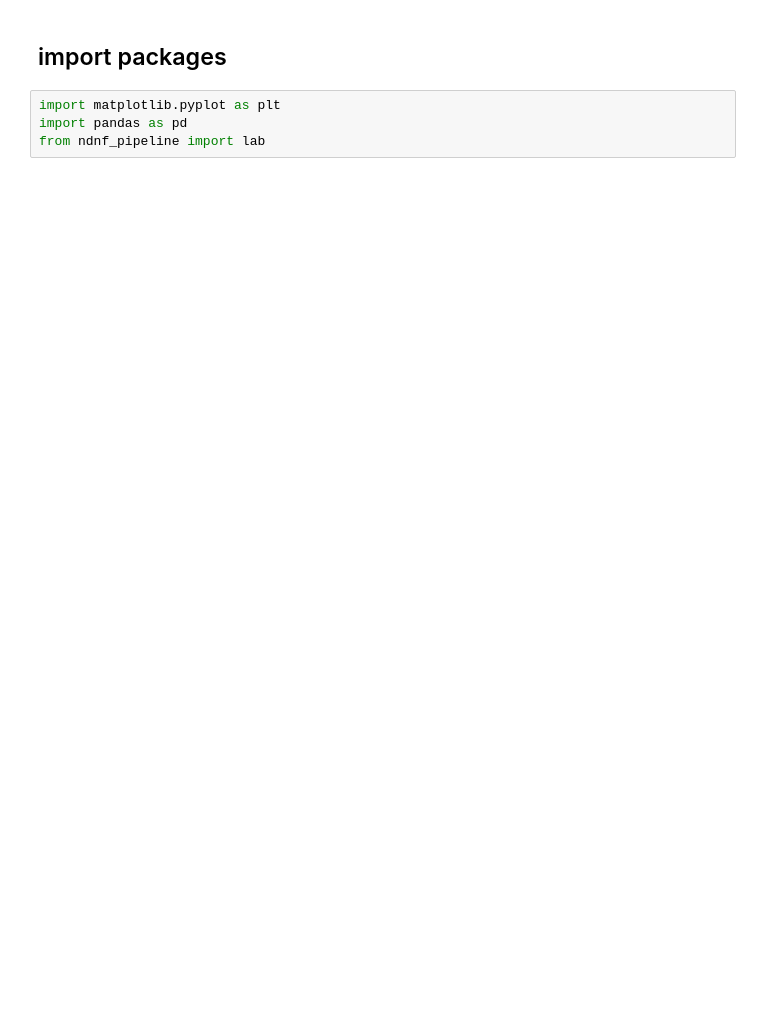
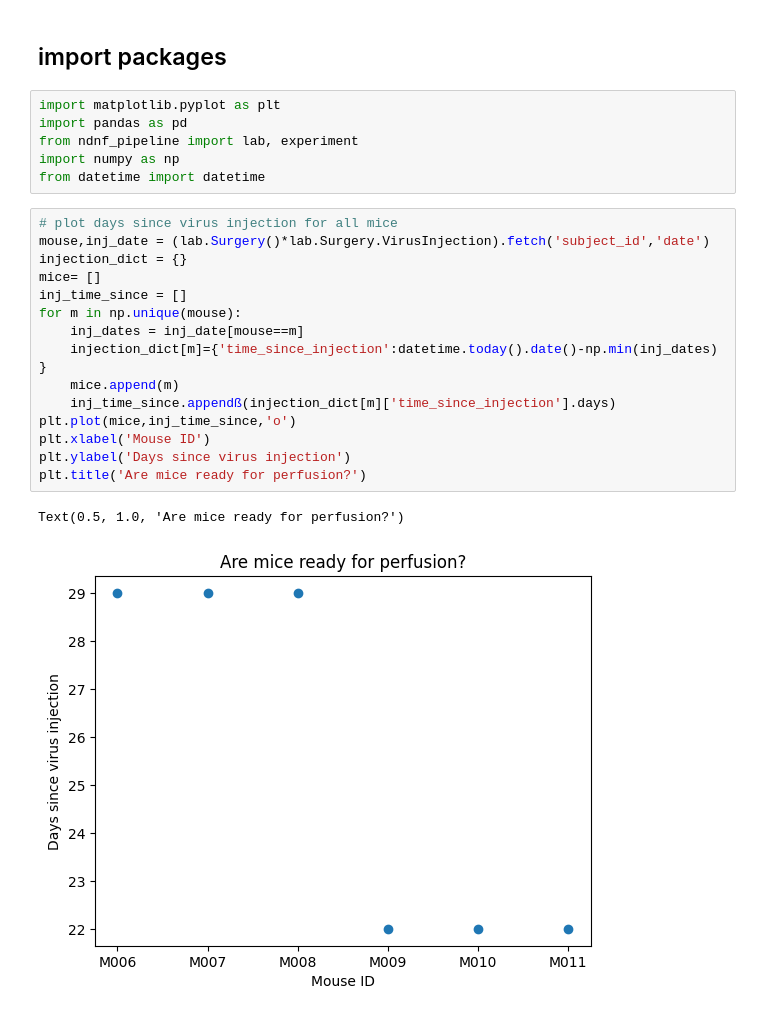
Before and after one commit to rozmar/NDNF-pipeline, a Jupyter notebook: Notebooks/marker_gene_hunt.ipynb, the cells around one changed output. Cells and saved outputs as stored; diff of their text form; blank space fills up the shorter version.

Commit message:
time since virus injection added

```diff
--- a/Notebooks/marker_gene_hunt.ipynb
+++ b/Notebooks/marker_gene_hunt.ipynb
@@ -13,7 +12,28 @@ DataJoint connection (connected) rozmar@cs16-datajoint.koki.local:3306
 # %%
 import matplotlib.pyplot as plt
 import pandas as pd
-from ndnf_pipeline import lab
+from ndnf_pipeline import lab, experiment
+import numpy as np
+from datetime import datetime
+# %%
+# plot days since virus injection for all mice
+mouse,inj_date = (lab.Surgery()*lab.Surgery.VirusInjection).fetch('subject_id','date')
+injection_dict = {}
+mice= []
+inj_time_since = []
+for m in np.unique(mouse):
+    inj_dates = inj_date[mouse==m]
+    injection_dict[m]={'time_since_injection':datetime.today().date()-np.min(inj_dates)
+}
+    mice.append(m)
+    inj_time_since.appendß(injection_dict[m]['time_since_injection'].days)
+plt.plot(mice,inj_time_since,'o')
+plt.xlabel('Mouse ID')
+plt.ylabel('Days since virus injection')
+plt.title('Are mice ready for perfusion?')
+# %% [output]
+Text(0.5, 1.0, 'Are mice ready for perfusion?')
+[figure, added]
 # %%
 # plot virus co-injections
 
```
Also changed, not shown: parts of 2 cells of this notebook.
